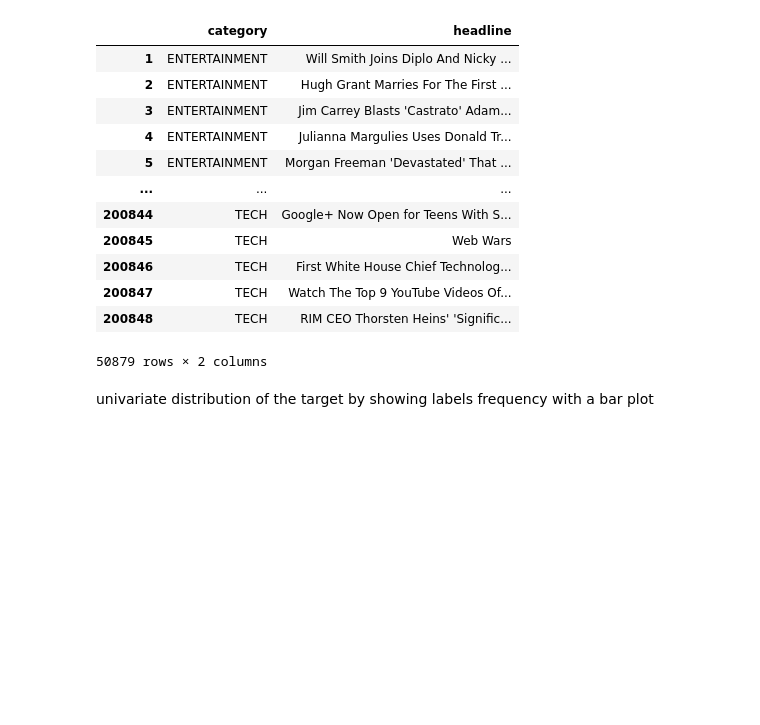
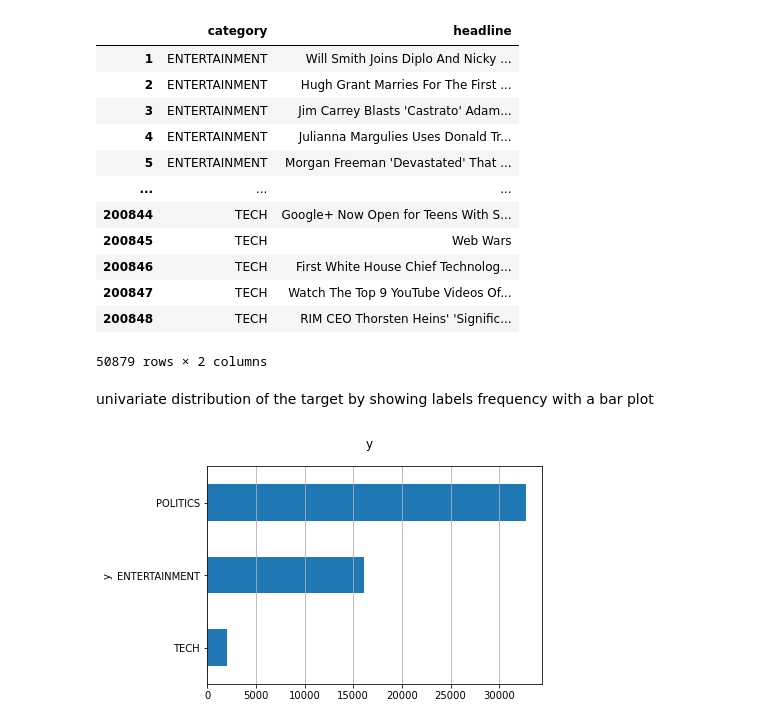
Before and after one commit to WalkofLife/news-text-classification, a Jupyter notebook: News Text Classification.ipynb, the cells around one changed output. Drawn from its saved outputs; the diff is of its cells as text; code cells hidden in the pictures; blank space fills up the shorter version.

```diff
--- a/News Text Classification.ipynb
+++ b/News Text Classification.ipynb
@@ -81,4 +81,6 @@ dtf = dtf.rename(columns = {"category" : 'y', 'headline': 'text'})
 # %%
 fig, ax  = plt.subplots()
 fig.suptitle('y', fontsize = 12)
-dtf['y'].reset_index().grou
+dtf['y'].reset_index().groupby('y').count().sort_values(by = 'index').plot(kind = 'barh', legend = False, ax = ax).grid(axis = 'x')
+# %% [output]
+[figure, added]
```
Also changed, not shown: parts of 16 cells of this notebook.
